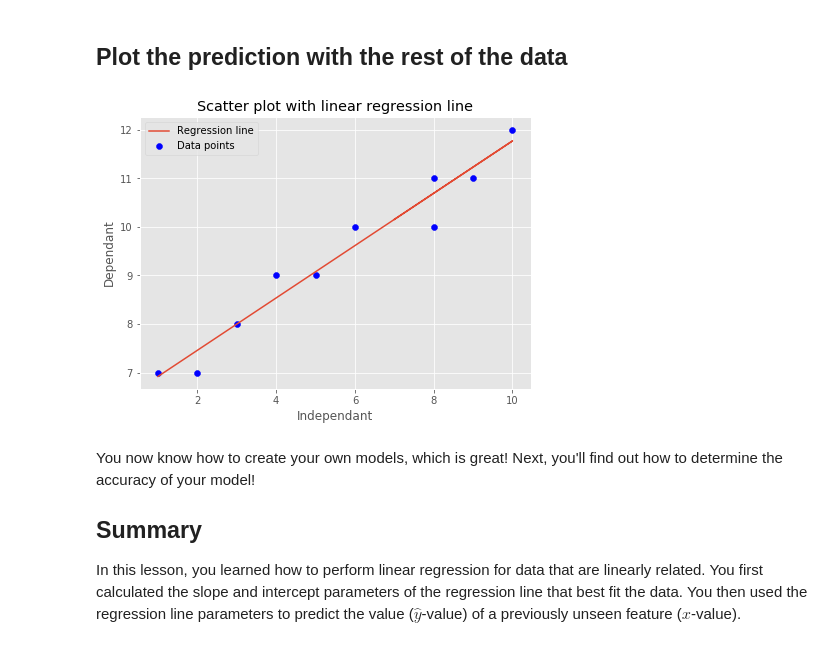
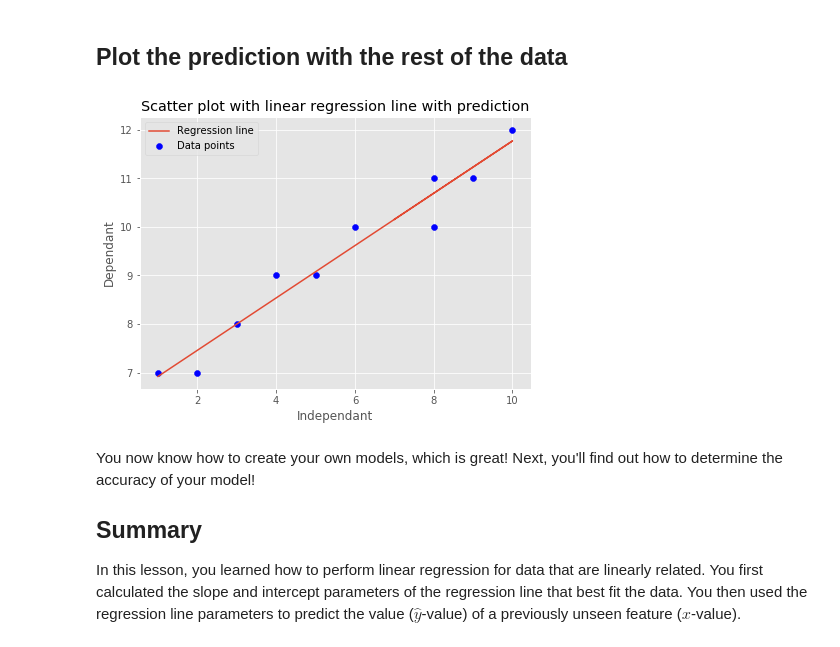
Before and after one commit to OsterMendel/dsc-simple-linear-regression-lab-nyc-ds-021720, a Jupyter notebook: index.ipynb, the cells around one changed output. Drawn from its saved outputs; the diff is of its cells as text; code cells hidden in the pictures.

```diff
--- a/index.ipynb
+++ b/index.ipynb
@@ -159,16 +159,16 @@ y_predicted
 # %%
 # Plot as above and show the predicted value
 with_prediction = np.append(X,x_new)
 plt.figure(figsize=(7,5))
 plt.scatter(X,Y,label='Data points',c='b');
-plt.title('Scatter plot with linear regression line');
+plt.title('Scatter plot with linear regression line with prediction');
 plt.xlabel('Independant');
 plt.ylabel('Dependant');
 plt.plot(with_prediction,np.append(regression_line,y_predicted),label='Regression line');
 plt.legend()
 plt.show()
 # %% [output]
-[figure, old version]
+[figure, new version]
 # %% [markdown]
 You now know how to create your own models, which is great! Next, you'll find out how to determine the accuracy of your model!
 
```
